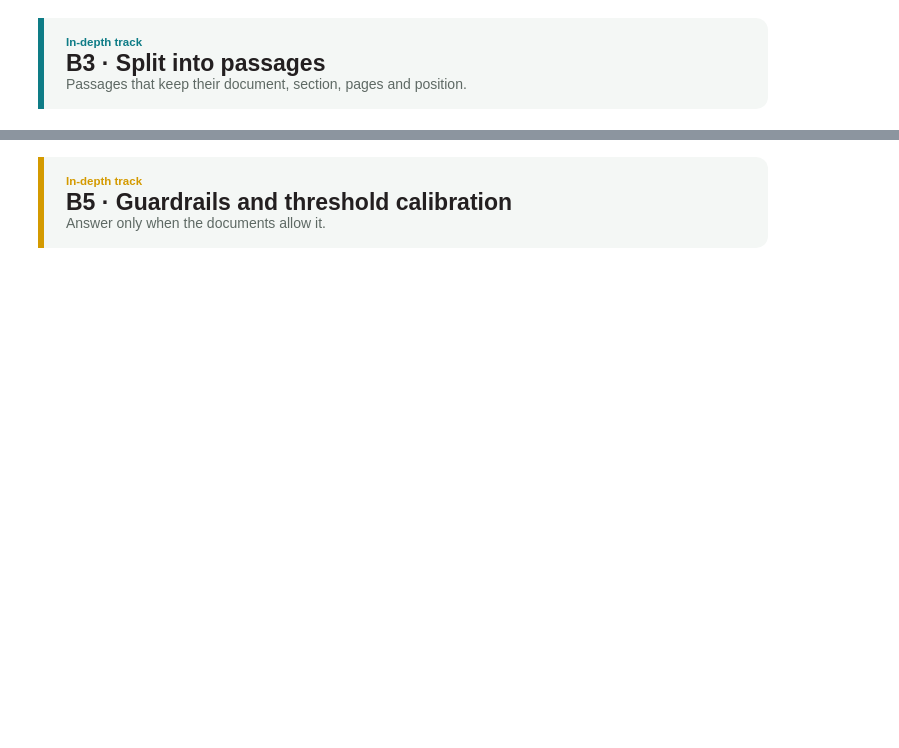
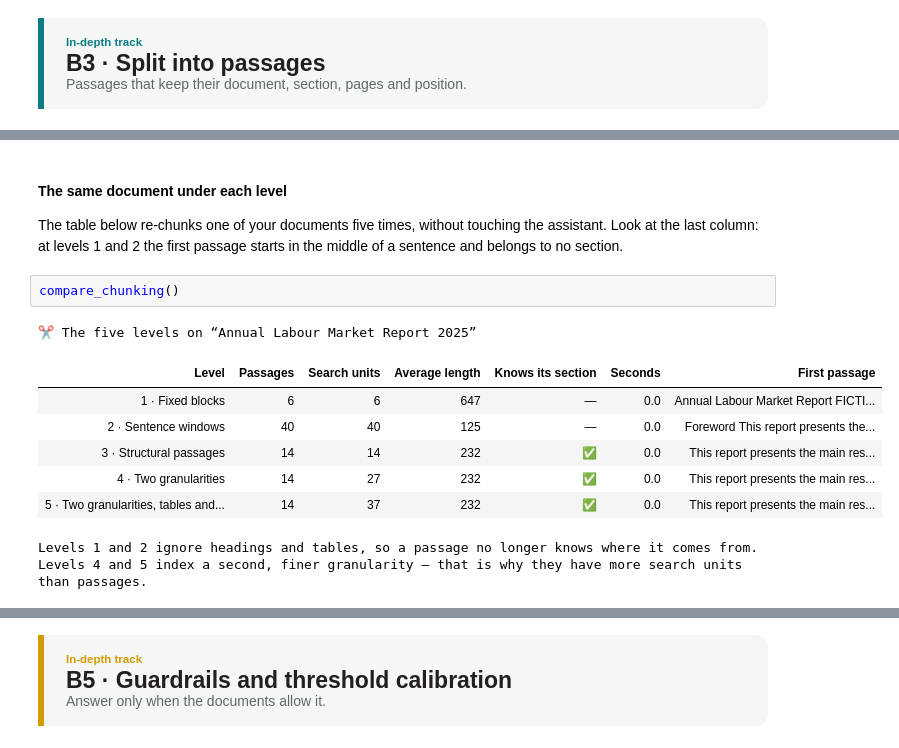
Before and after one commit to datainnov4africa-web/stg17-workshop, a Jupyter notebook: docs/downloads/Day1/1430_hands-on-part-1_EN.ipynb, the cells around one changed output, grey strips where cells are left out. Saved outputs shown, nothing was run; the diff lists cells and outputs as text; blank space fills up the shorter version.

```diff
--- a/docs/downloads/Day1/1430_hands-on-part-1_EN.ipynb
+++ b/docs/downloads/Day1/1430_hands-on-part-1_EN.ipynb
@@ -1689,0 +2719,15 @@ show_table(pd.DataFrame([{"No.": p.id, "Document": p.doc, "Section": p.section o
+# %% [markdown]
+#### The same document under each level
+
+The table below re-chunks one of your documents five times, without touching the assistant. Look at the last column: at levels 1 and 2 the first passage starts in the middle of a sentence and belongs to no section.
+# %%
+compare_chunking()
+# %% [output]
+✂️ The five levels on “Annual Labour Market Report 2025”
+| Level | Passages | Search units | Average length | Knows its section | Seconds | First passage |
+| 1 · Fixed blocks | 6 | 6 | 647 | — | 0.0 | Annual Labour Market Report FICTI... |
+| 2 · Sentence windows | 40 | 40 | 125 | — | 0.0 | Foreword This report presents the... |
+| 3 · Structural passages | 14 | 14 | 232 | ✅ | 0.0 | This report presents the main res... |
+| 4 · Two granularities | 14 | 27 | 232 | ✅ | 0.0 | This report presents the main res... |
+| 5 · Two granularities, tables and... | 14 | 37 | 232 | ✅ | 0.0 | This report presents the main res... |
+Levels 1 and 2 ignore headings and tables, so a passage no longer knows where it comes from. Levels 4 and 5 index a second, finer granularity — that is why they have more search units than passages.
```
Also changed, not shown: parts of 44 cells of this notebook, 42 other files.
